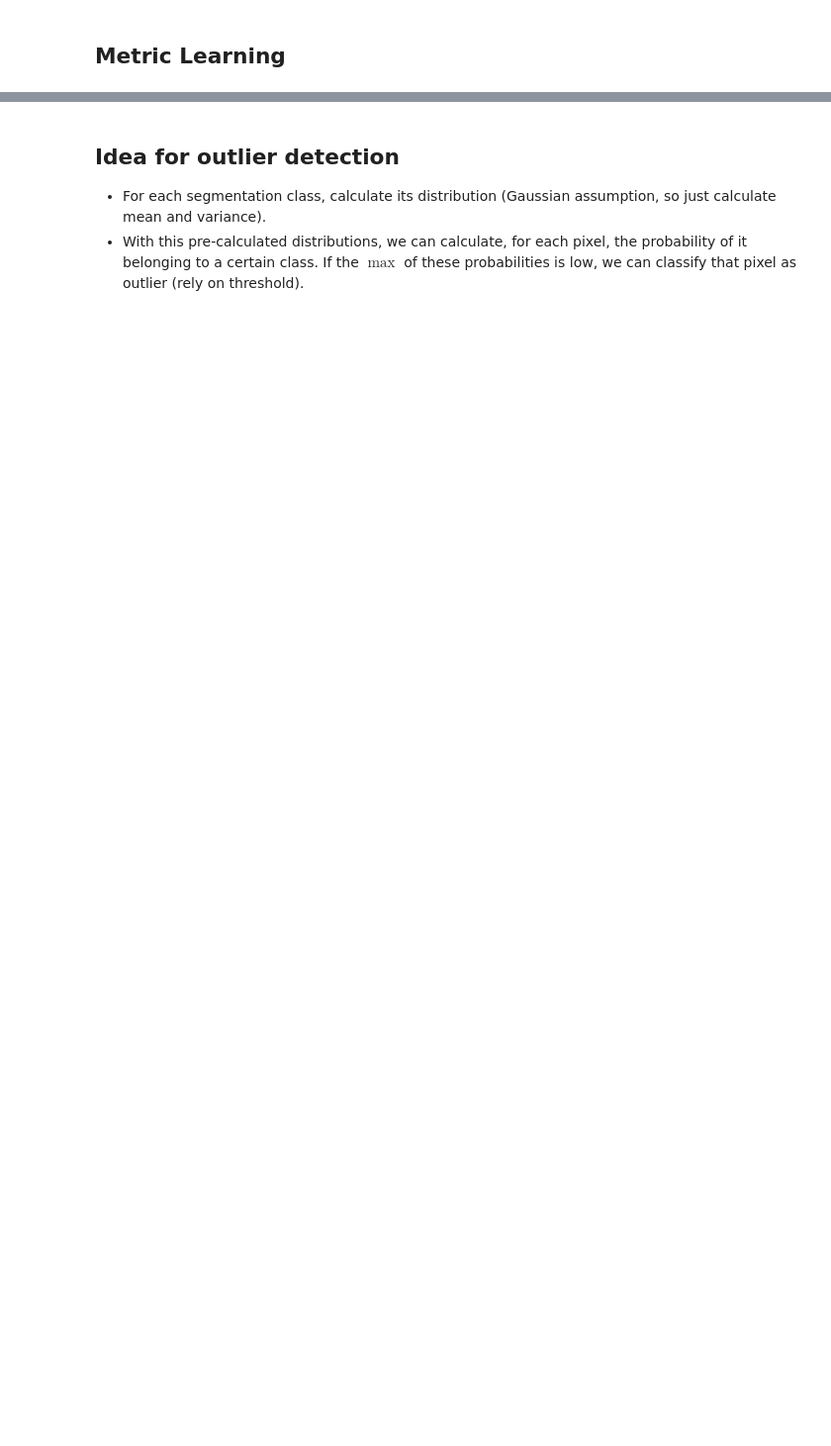
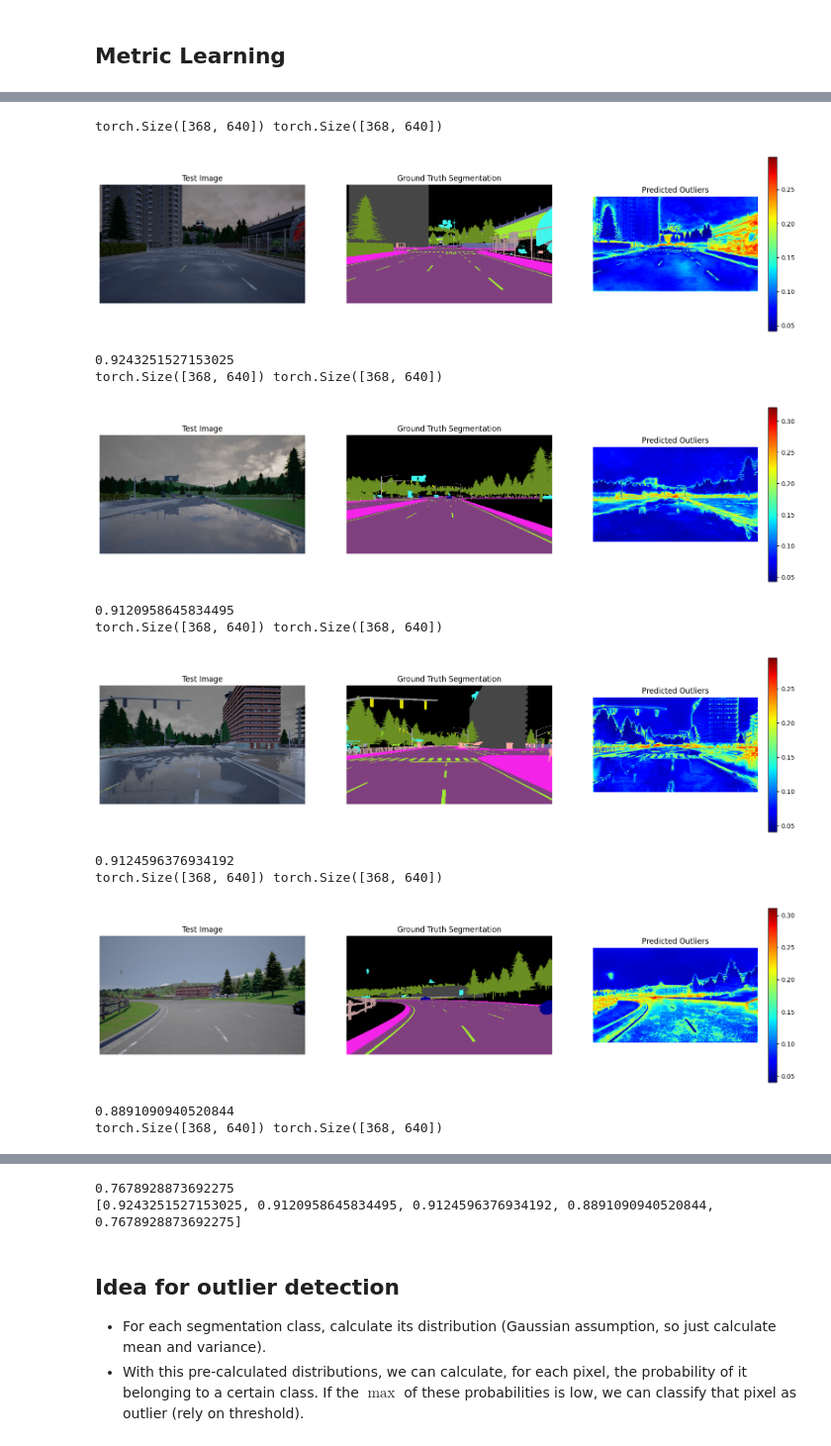
Before and after one commit to liuktc/ML4CV_Assignment, a Jupyter notebook: main.ipynb, the cells around one changed output, grey strips where cells are left out. Shown at 99% size. Saved outputs shown, nothing was run; the diff lists cells and outputs as text; code cells hidden in the pictures; blank space fills up the shorter version.

```diff
--- a/main.ipynb
+++ b/main.ipynb
@@ -332,0 +347,64 @@ KeyboardInterrupt:
+# %%
+from metrics import outlier_detection_roc_auc
+from model_new import OutlierDetector, ProxyOutlierDetector
+
+# detector = OutlierDetector(
+#     metric_learning_model,
+#     num_classes=NUM_CLASSES,
+#     train_dataloader=dl_train_small,
+#     device=device,
+#     num_samples_per_class=512,
+#     pca_dim=128,
+# )
+
+detector = ProxyOutlierDetector(
+    metric_learning_model,
+    proxies=loss_func.proxies,
+    device=device,
+    normalize=True)
+
+# detector.load_state_dict(torch.load("outlier_detector.pth", map_location=device))
+# %%
+# Compute the metric over 5 random test images
+scores = []
+test_indices = torch.randperm(len(dataset_test))[:5]
+for idx in tqdm(test_indices, desc="Computing test metrics"):
+    test_image, test_segmentation, _ = dataset_test[idx]
+    outliers_map = detector(test_image.unsqueeze(0).to(device))[0].detach().cpu()
+    outliers_gt = (test_segmentation == 13).int().detach().cpu()
+    print(outliers_gt.shape, outliers_map.shape)
+    score = outlier_detection_roc_auc(outliers_gt, outliers_map)
+    scores.append(score)
+    plt.figure(figsize=(20, 5))
+    plt.subplot(1, 3, 1)
+    plt.imshow(test_image.permute(1, 2, 0).cpu().numpy())
+    plt.title("Test Image")
+    plt.axis("off")
+    plt.subplot(1, 3, 2)
+    plt.imshow(color(test_segmentation.cpu().numpy()))
+    plt.title("Ground Truth Segmentation")
+    plt.axis("off")
+    plt.subplot(1, 3, 3)
+    plt.imshow(outliers_map.cpu().numpy(), cmap="jet")
+    plt.title("Predicted Outliers")
+    plt.axis("off")
+    plt.colorbar()
+    plt.show()
+    print(score)
+mean_score = sum(scores) / len(scores)
+# print(f"Test Outlier ROC AUC: {mean_score}")
+print(scores)
+# %% [output]
+torch.Size([368, 640]) torch.Size([368, 640])
+[figure, added]
+0.9243251527153025
+torch.Size([368, 640]) torch.Size([368, 640])
+[figure, added]
+0.9120958645834495
+torch.Size([368, 640]) torch.Size([368, 640])
+[figure, added]
+0.9124596376934192
+torch.Size([368, 640]) torch.Size([368, 640])
+[figure, added]
+0.8891090940520844
+torch.Size([368, 640]) torch.Size([368, 640])
@@ -332,0 +412,2 @@ KeyboardInterrupt:
+0.7678928873692275
+[0.9243251527153025, 0.9120958645834495, 0.9124596376934192, 0.8891090940520844, 0.7678928873692275]
```
Also changed, not shown: parts of 15 cells of this notebook, 23 other files.
